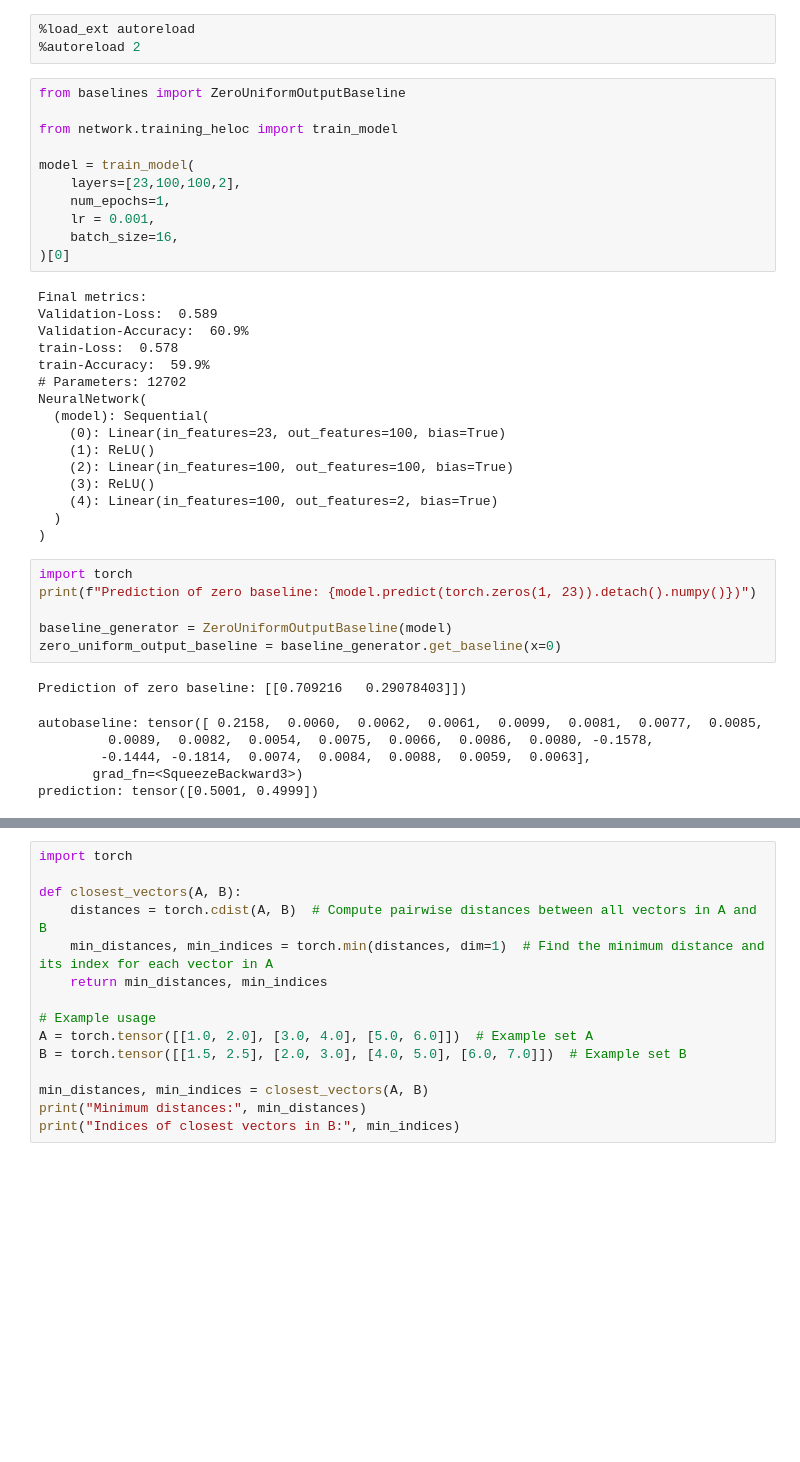
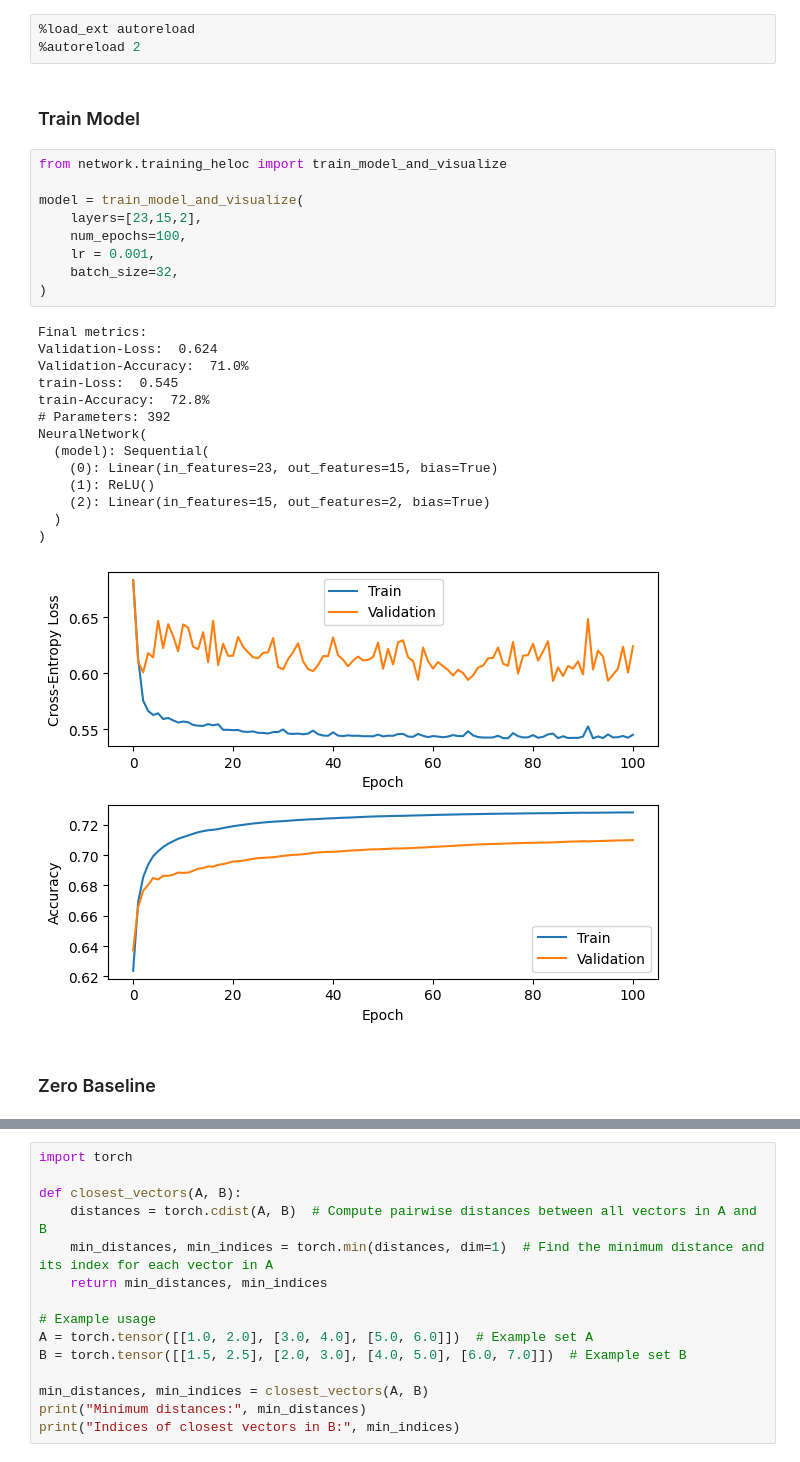
Before and after one commit to mrschmdt/XAI-baselines, a Jupyter notebook: baseline_test.ipynb, the cells around one changed output, grey strips where cells are left out. Drawn from its saved outputs; the diff is of its cells as text; blank space fills up the shorter version.

```diff
--- a/baseline_test.ipynb
+++ b/baseline_test.ipynb
@@ -1,46 +1,34 @@
 # %%
 %load_ext autoreload
 %autoreload 2
+# %% [markdown]
+### Train Model
 # %%
-from baselines import ZeroUniformOutputBaseline
+from network.training_heloc import train_model_and_visualize
 
-from network.training_heloc import train_model
-
-model = train_model(
-    layers=[23,100,100,2],
-    num_epochs=1,
+model = train_model_and_visualize(
+    layers=[23,15,2],
+    num_epochs=100,
     lr = 0.001,
-    batch_size=16,
-)[0]
+    batch_size=32,
+)
 # %% [output]
 Final metrics:
-Validation-Loss:  0.589
-Validation-Accuracy:  60.9%
-train-Loss:  0.578
-train-Accuracy:  59.9%
-# Parameters: 12702
+Validation-Loss:  0.624
+Validation-Accuracy:  71.0%
+train-Loss:  0.545
+train-Accuracy:  72.8%
+# Parameters: 392
 NeuralNetwork(
   (model): Sequential(
-    (0): Linear(in_features=23, out_features=100, bias=True)
+    (0): Linear(in_features=23, out_features=15, bias=True)
     (1): ReLU()
-    (2): Linear(in_features=100, out_features=100, bias=True)
-    (3): ReLU()
-    (4): Linear(in_features=100, out_features=2, bias=True)
+    (2): Linear(in_features=15, out_features=2, bias=True)
   )
 )
+[figure, added]
-# %%
-import torch
-print(f"Prediction of zero baseline: {model.predict(torch.zeros(1, 23)).detach().numpy()})")
-
-baseline_generator = ZeroUniformOutputBaseline(model)
-zero_uniform_output_baseline = baseline_generator.get_baseline(x=0)
-# %% [output]
-Prediction of zero baseline: [[0.709216   0.29078403]])
-autobaseline: tensor([ 0.2158,  0.0060,  0.0062,  0.0061,  0.0099,  0.0081,  0.0077,  0.0085,
-         0.0089,  0.0082,  0.0054,  0.0075,  0.0066,  0.0086,  0.0080, -0.1578,
-        -0.1444, -0.1814,  0.0074,  0.0084,  0.0088,  0.0059,  0.0063],
-       grad_fn=<SqueezeBackward3>)
-prediction: tensor([0.5001, 0.4999])
+# %% [markdown]
+### Zero Baseline
 # %%
 from evaluation.attribution_methods_evaluator_heloc import AttributionMethodsEvaluator
 from attribution import IntegratedGradient
```
Also changed, not shown: parts of 7 cells of this notebook, 5 other files.
